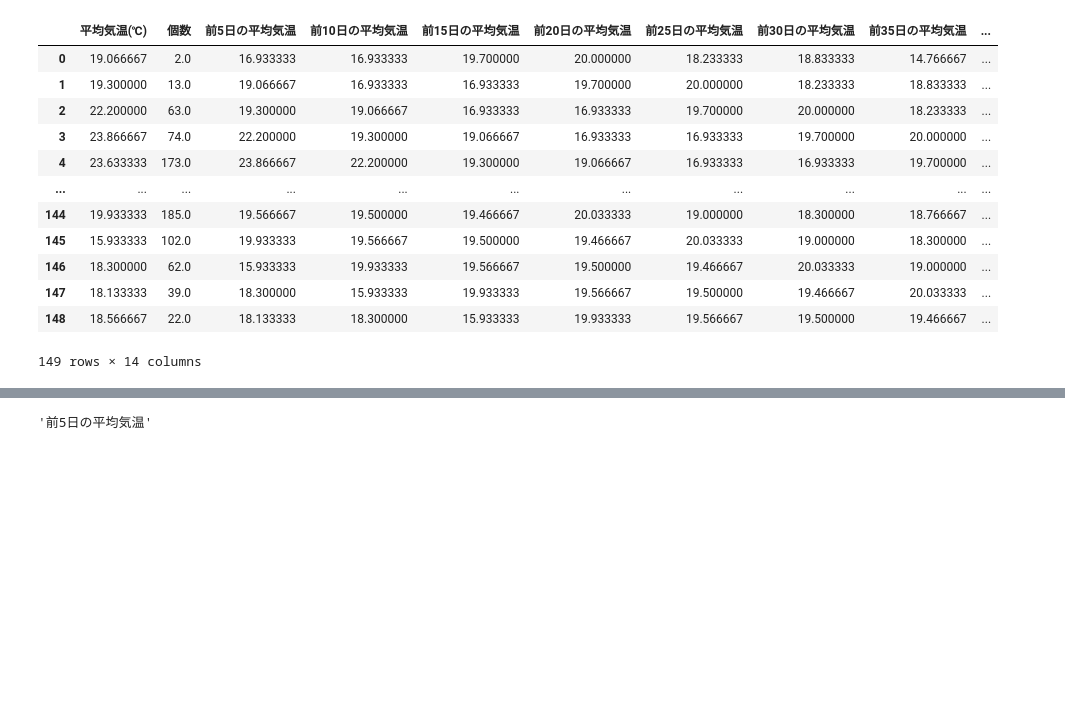
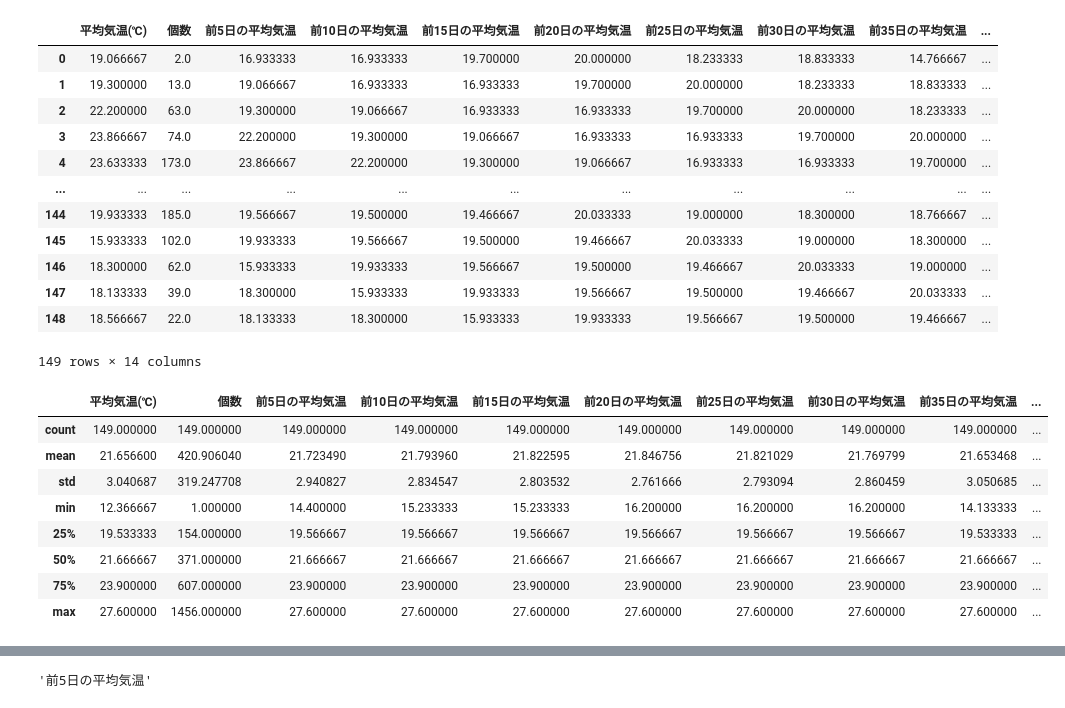
Before and after one commit to number1729/agri_predict, a Jupyter notebook: predict.ipynb, the cells around one changed output, grey strips where cells are left out. Cells and saved outputs as stored; diff of their text form; code cells hidden in the pictures; blank space fills up the shorter version.

```diff
--- a/predict.ipynb
+++ b/predict.ipynb
@@ -97,6 +97,18 @@ all_df2
 | 147 | 18.133333 | 39.0 | 18.300000 | 15.933333 | 19.933333 | 19.566667 | 19.500000 | 19.466667 | 20.033333 | ... |
 | 148 | 18.566667 | 22.0 | 18.133333 | 18.300000 | 15.933333 | 19.933333 | 19.566667 | 19.500000 | 19.466667 | ... |
 149 rows × 14 columns
+# %%
+all_df2.describe()
+# %% [output]
+|  | 平均気温(℃) | 個数 | 前5日の平均気温 | 前10日の平均気温 | 前15日の平均気温 | 前20日の平均気温 | 前25日の平均気温 | 前30日の平均気温 | 前35日の平均気温 | ... |
+| count | 149.000000 | 149.000000 | 149.000000 | 149.000000 | 149.000000 | 149.000000 | 149.000000 | 149.000000 | 149.000000 | ... |
+| mean | 21.656600 | 420.906040 | 21.723490 | 21.793960 | 21.822595 | 21.846756 | 21.821029 | 21.769799 | 21.653468 | ... |
+| std | 3.040687 | 319.247708 | 2.940827 | 2.834547 | 2.803532 | 2.761666 | 2.793094 | 2.860459 | 3.050685 | ... |
+| min | 12.366667 | 1.000000 | 14.400000 | 15.233333 | 15.233333 | 16.200000 | 16.200000 | 16.200000 | 14.133333 | ... |
+| 25% | 19.533333 | 154.000000 | 19.566667 | 19.566667 | 19.566667 | 19.566667 | 19.566667 | 19.566667 | 19.533333 | ... |
+| 50% | 21.666667 | 371.000000 | 21.666667 | 21.666667 | 21.666667 | 21.666667 | 21.666667 | 21.666667 | 21.666667 | ... |
+| 75% | 23.900000 | 607.000000 | 23.900000 | 23.900000 | 23.900000 | 23.900000 | 23.900000 | 23.900000 | 23.900000 | ... |
+| max | 27.600000 | 1456.000000 | 27.600000 | 27.600000 | 27.600000 | 27.600000 | 27.600000 | 27.600000 | 27.600000 | ... |
 # %%
 train_df = all_df2
 column_list = train_df.drop("個数", axis=1).columns
```
Also changed, not shown: parts of 3 cells of this notebook, 7 other files.
